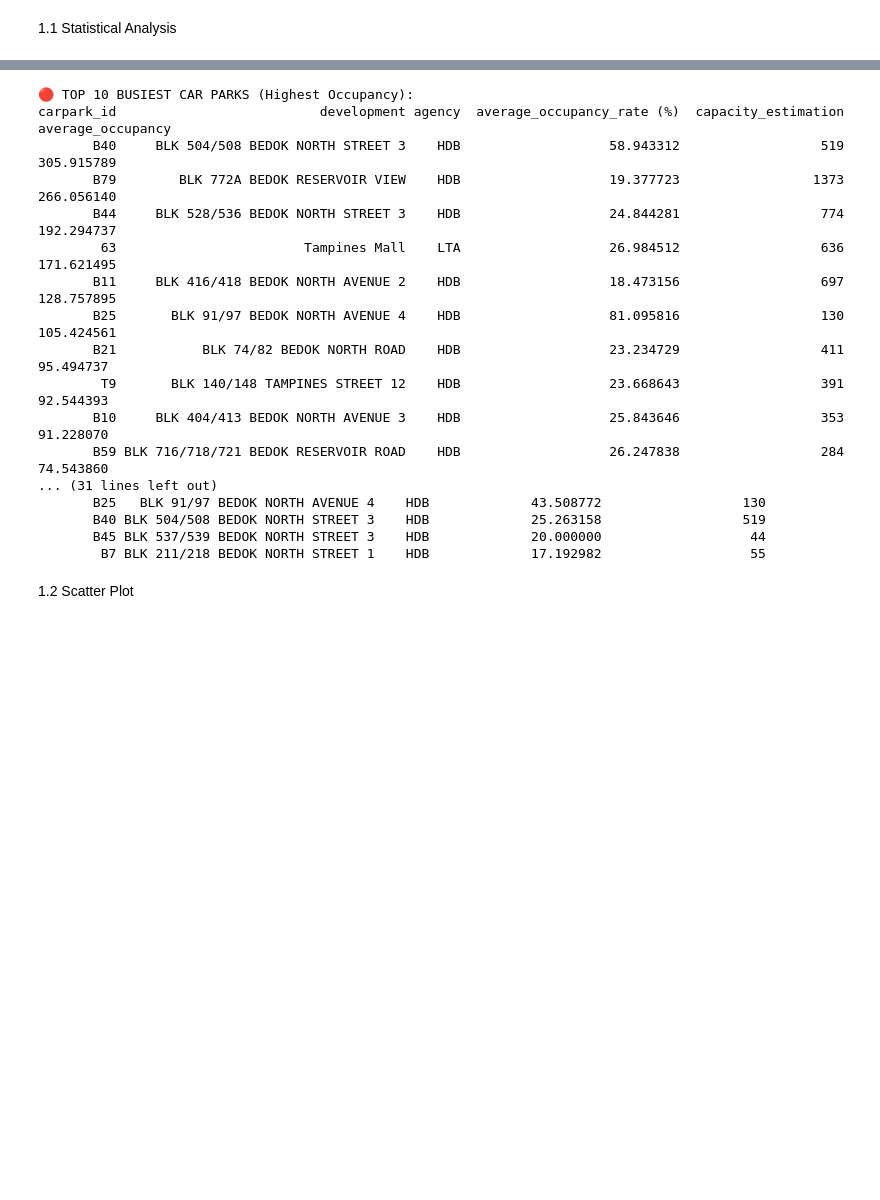
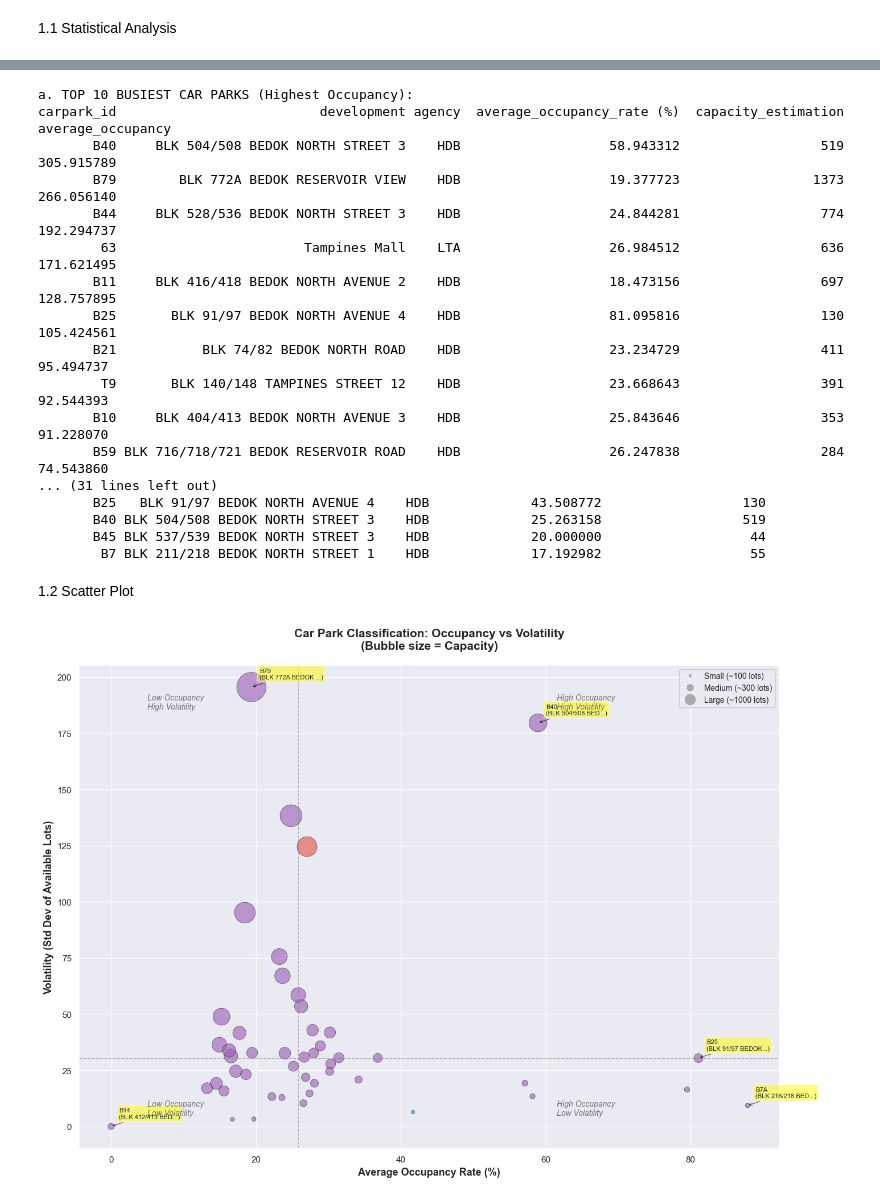
Before and after one commit to theodoreamadeo/parking-availability, a Jupyter notebook: parking-avail.ipynb, the cells around one changed output, grey strips where cells are left out. Saved outputs shown, nothing was run; the diff lists cells and outputs as text; code cells hidden in the pictures; blank space fills up the shorter version.

```diff
--- a/parking-avail.ipynb
+++ b/parking-avail.ipynb
@@ -380,27 +380,27 @@ stats_df.head(10)
 | 33 | B59 | BLK 716/718/721 BEDOK RESERVOIR ROAD | HDB | 1.337509 | 103.925961 | 209.456140 | 219.0 | ... |
 # %%
 # Display top 10 busiest car parks
-print(f"\n🔴 TOP 10 BUSIEST CAR PARKS (Highest Occupancy):")
+print(f"\na. TOP 10 BUSIEST CAR PARKS (Highest Occupancy):")
 print(stats_df[['carpark_id', 'development', 'agency', 'average_occupancy_rate (%)', 'capacity_estimation', "average_occupancy"]].head(10).to_string(index=False))
 
 # Display top 10 most underutilized
-print(f"\n🟢 TOP 10 MOST UNDERUTILIZED CAR PARKS (Lowest Occupancy):")
+print(f"\nb. TOP 10 MOST UNDERUTILIZED CAR PARKS (Lowest Occupancy):")
 print(stats_df[['carpark_id', 'development', 'agency', 'average_occupancy_rate (%)', 'capacity_estimation', "average_occupancy"]].tail(10).to_string(index=False))
 
 # Display top 10 most volatile
-print(f"\n⚡ TOP 10 MOST VOLATILE CAR PARKS:")
+print(f"\nc. TOP 10 MOST VOLATILE CAR PARKS:")
 top_volatile = stats_df.nlargest(10, 'std_available_lots')
 print(top_volatile[['carpark_id', 'development', 'agency', 'std_available_lots', 'mean_available_lots']].to_string(index=False))
 
 # Display car parks that are frequently full
-print(f"\n🚫 CAR PARKS FREQUENTLY AT FULL CAPACITY (>10% of time):")
+print(f"\nd. CAR PARKS FREQUENTLY AT FULL CAPACITY (>10% of time):")
 frequently_full = stats_df[stats_df['percentage_time_full'] > 10].sort_values('percentage_time_full', ascending=False)
 if len(frequently_full) > 0:
     print(frequently_full[['carpark_id', 'development', 'agency', 'percentage_time_full', 'capacity_estimation']].to_string(index=False))
 else:
     print("   None found - all car parks have good availability!")
 # %% [output]
-🔴 TOP 10 BUSIEST CAR PARKS (Highest Occupancy):
+a. TOP 10 BUSIEST CAR PARKS (Highest Occupancy):
 carpark_id                          development agency  average_occupancy_rate (%)  capacity_estimation  average_occupancy
        B40     BLK 504/508 BEDOK NORTH STREET 3    HDB                   58.943312                  519         305.915789
        B79        BLK 772A BEDOK RESERVOIR VIEW    HDB                   19.377723                 1373         266.056140
@@ -434,32 +434,82 @@ agency_colors = {
 for agency in stats_df['agency'].unique():
     agency_data = stats_df[stats_df['agency'] == agency]
 
     ax.scatter(
         agency_data['average_occupancy_rate (%)'],
         agency_data['std_available_lots'],
-        s=agency_data['capacity_estimation'] / 3,  # Size by capacity
+        s=agency_data['capacity_estimation'],  # Size by capacity
         alpha=0.6,
         c=agency_colors.get(agency, '#95A5A6'),
         label=f'{agency} ({len(agency_data)} car parks)',
         edgecolors='black',
         linewidth=0.5
     )
 
 # Add labels for interesting points
 # Label the 5 most extreme points
 extreme_points = pd.concat([
     stats_df.nlargest(2, 'std_available_lots'),  # Most volatile
     stats_df.nlargest(2, 'average_occupancy_rate (%)'),  # Busiest
     stats_df.nsmallest(1, 'average_occupancy_rate (%)')  # Least busy
 ])
 
 for _, row in extreme_points.iterrows():
     ax.annotate(
-        f"{row['carpark_id']}\n({row['development'][:15]}...)" if len(row['development']) > 15 else f"{row['carpark_id']}\n({row['development']})",
+        f"{row['carpark_id']}\n({row['development'][:15]}...)",
         xy=(row['average_occupancy_rate (%)'], row['std_available_lots']),
         xytext=(10, 10),
         textcoords='offset points',
         fontsize=8,
         bbox=dict(boxstyle='round,pad=0.3', facecolor='yellow', alpha=0.5),
         arrowprops=dict(arrowstyle='->', connectionstyle='arc3,rad=0', color='black', lw=0.5)
     )
+
+# Add quadrant lines
+median_occ = stats_df['average_occupancy_rate (%)'].median()
+median_vol = stats_df['std_available_lots'].median()
+
+ax.axvline(median_occ, color='gray', linestyle='--', alpha=0.5, linewidth=1)
+ax.axhline(median_vol, color='gray', linestyle='--', alpha=0.5, linewidth=1)
+
+# Add quadrant labels
+ax.text(5, stats_df['std_available_lots'].max() * 0.95, 'Low Occupancy\nHigh Volatility',
+        fontsize=10, alpha=0.6, style='italic')
+ax.text(stats_df['average_occupancy_rate (%)'].max() * 0.7, stats_df['std_available_lots'].max() * 0.95,
+        'High Occupancy\nHigh Volatility',
+        fontsize=10, alpha=0.6, style='italic')
+ax.text(5, 5, 'Low Occupancy\nLow Volatility',
+        fontsize=10, alpha=0.6, style='italic')
+ax.text(stats_df['average_occupancy_rate (%)'].max() * 0.7, 5, 'High Occupancy\nLow Volatility',
+        fontsize=10, alpha=0.6, style='italic')
+
+# Labels and title
+ax.set_xlabel('Average Occupancy Rate (%)', fontsize=13, fontweight='bold')
+ax.set_ylabel('Volatility (Std Dev of Available Lots)', fontsize=13, fontweight='bold')
+ax.set_title('Car Park Classification: Occupancy vs Volatility\n(Bubble size = Capacity)',
+             fontsize=15, fontweight='bold', pad=20)
+
+# Legend
+legend = ax.legend(loc='upper right', fontsize=11, framealpha=0.9)
+legend.set_title('Agency', prop={'size': 12, 'weight': 'bold'})
+
+# Add size legend
+from matplotlib.lines import Line2D
+size_legend_elements = [
+    Line2D([0], [0], marker='o', color='w', label='Small (~100 lots)',
+           markerfacecolor='gray', markersize=5, alpha=0.6),
+    Line2D([0], [0], marker='o', color='w', label='Medium (~300 lots)',
+           markerfacecolor='gray', markersize=10, alpha=0.6),
+    Line2D([0], [0], marker='o', color='w', label='Large (~1000 lots)',
+           markerfacecolor='gray', markersize=15, alpha=0.6),
+]
+ax.legend(handles=legend.get_patches() + size_legend_elements,
+          loc='upper right', fontsize=10, framealpha=0.9)
+
+# Grid
+ax.grid(True, alpha=1)
+
+# Adjust layout
+plt.tight_layout()
+plt.show()
+# %% [output]
+[figure, added]
```
Also changed, not shown: parts of 10 cells of this notebook.
